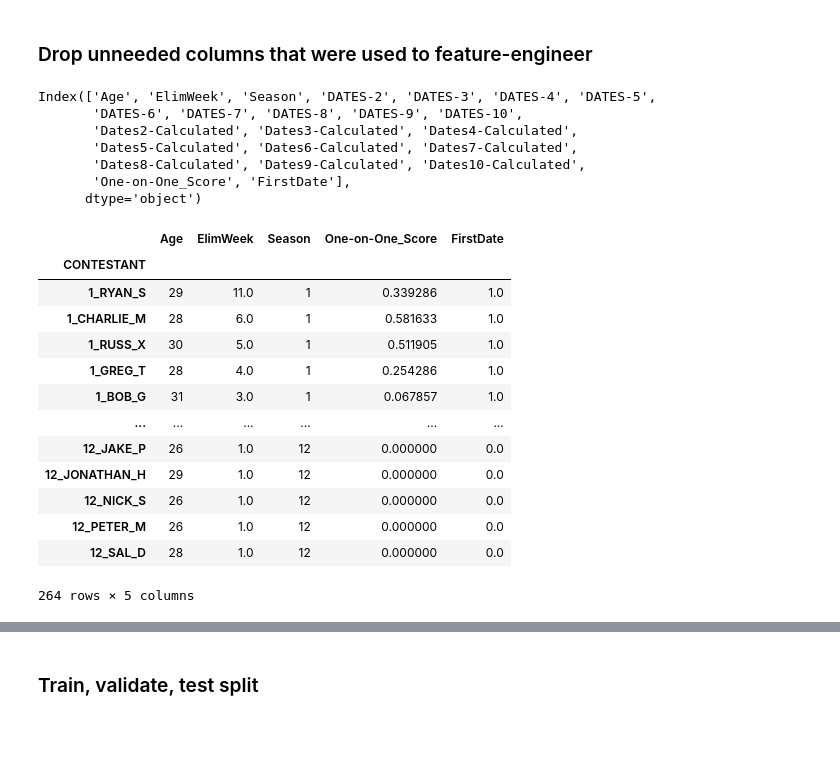
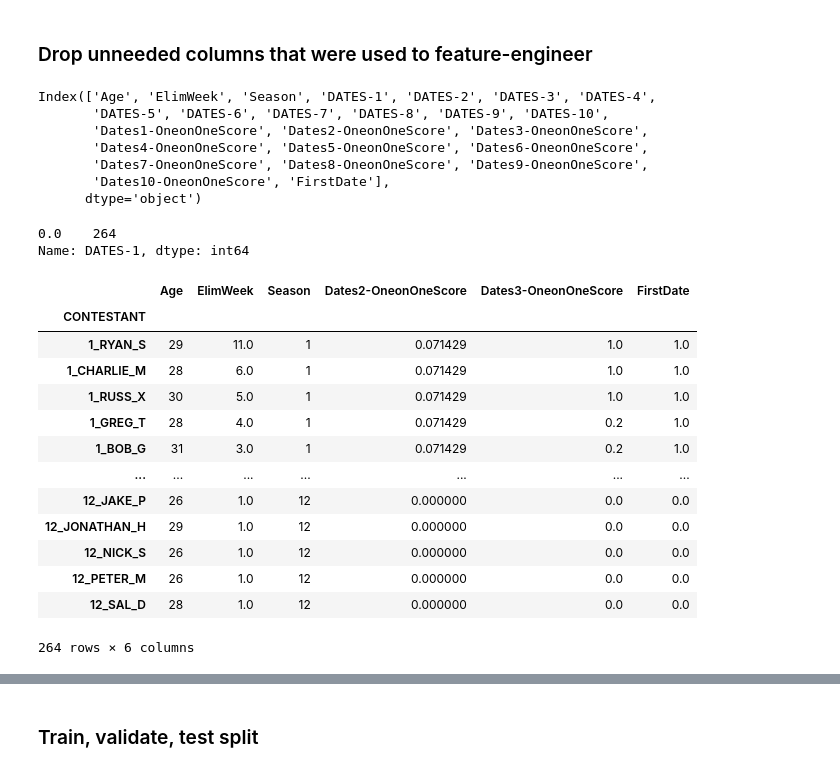
Before and after one commit to KwameTaylor/bachelorette-predictor, a Jupyter notebook: preprocessing.ipynb, the cells around one changed output, grey strips where cells are left out. Saved outputs shown, nothing was run; the diff lists cells and outputs as text; code cells hidden in the pictures; blank space fills up the shorter version.

```diff
--- a/preprocessing.ipynb
+++ b/preprocessing.ipynb
@@ -125,7 +125,7 @@
 # %%
 df = df.drop(columns=['ELIMINATION-1', 'ELIMINATION-2', 'ELIMINATION-3', 'ELIMINATION-4',
        'ELIMINATION-5', 'ELIMINATION-6', 'ELIMINATION-7', 'ELIMINATION-8',
-       'ELIMINATION-9', 'ELIMINATION-10', 'Hometown', 'Occupation', 'Name', 'DATES-1'])
+       'ELIMINATION-9', 'ELIMINATION-10', 'Occupation', 'Name', 'Hometown'])
 # %%
 df
 # %% [output]
@@ -336,15 +340,16 @@ def calculate_dates(df, col, new_col_name):
         df[new_col_name] = 0
     return df
 # %%
-df = calculate_dates(df, 'DATES-2', 'Dates2-Calculated')
-df = calculate_dates(df, 'DATES-3', 'Dates3-Calculated')
-df = calculate_dates(df, 'DATES-4', 'Dates4-Calculated')
-df = calculate_dates(df, 'DATES-5', 'Dates5-Calculated')
-df = calculate_dates(df, 'DATES-6', 'Dates6-Calculated')
-df = calculate_dates(df, 'DATES-7', 'Dates7-Calculated')
-df = calculate_dates(df, 'DATES-8', 'Dates8-Calculated')
-df = calculate_dates(df, 'DATES-9', 'Dates9-Calculated')
-df = calculate_dates(df, 'DATES-10', 'Dates10-Calculated')
+df = calculate_dates(df, 'DATES-1', 'Dates1-OneonOneScore')
+df = calculate_dates(df, 'DATES-2', 'Dates2-OneonOneScore')
+df = calculate_dates(df, 'DATES-3', 'Dates3-OneonOneScore')
+df = calculate_dates(df, 'DATES-4', 'Dates4-OneonOneScore')
+df = calculate_dates(df, 'DATES-5', 'Dates5-OneonOneScore')
+df = calculate_dates(df, 'DATES-6', 'Dates6-OneonOneScore')
+df = calculate_dates(df, 'DATES-7', 'Dates7-OneonOneScore')
+df = calculate_dates(df, 'DATES-8', 'Dates8-OneonOneScore')
+df = calculate_dates(df, 'DATES-9', 'Dates9-OneonOneScore')
+df = calculate_dates(df, 'DATES-10', 'Dates10-OneonOneScore')
 # %%
 df = df.replace([np.inf, -np.inf], np.nan)
 # %%
@@ -380,3 +385,3 @@ def calculate_score(df):
 # %%
-df = calculate_score(df)
-df
+#df = calculate_score(df)
+#df
@@ -505,32 +501,36 @@
 # %%
 df.columns
 # %% [output]
-Index(['Age', 'ElimWeek', 'Season', 'DATES-2', 'DATES-3', 'DATES-4', 'DATES-5',
-       'DATES-6', 'DATES-7', 'DATES-8', 'DATES-9', 'DATES-10',
-       'Dates2-Calculated', 'Dates3-Calculated', 'Dates4-Calculated',
-       'Dates5-Calculated', 'Dates6-Calculated', 'Dates7-Calculated',
-       'Dates8-Calculated', 'Dates9-Calculated', 'Dates10-Calculated',
-       'One-on-One_Score', 'FirstDate'],
+Index(['Age', 'ElimWeek', 'Season', 'DATES-1', 'DATES-2', 'DATES-3', 'DATES-4',
+       'DATES-5', 'DATES-6', 'DATES-7', 'DATES-8', 'DATES-9', 'DATES-10',
+       'Dates1-OneonOneScore', 'Dates2-OneonOneScore', 'Dates3-OneonOneScore',
+       'Dates4-OneonOneScore', 'Dates5-OneonOneScore', 'Dates6-OneonOneScore',
+       'Dates7-OneonOneScore', 'Dates8-OneonOneScore', 'Dates9-OneonOneScore',
+       'Dates10-OneonOneScore', 'FirstDate'],
       dtype='object')
+# %%
+df['DATES-1'].value_counts()
+# %% [output]
+0.0    264
+Name: DATES-1, dtype: int64
 # %%
-df = df.drop(columns=['DATES-2', 'DATES-3', 'DATES-4', 'DATES-5',
-       'DATES-6', 'DATES-7', 'DATES-8', 'DATES-9', 'DATES-10',
-       'Dates2-Calculated', 'Dates3-Calculated', 'Dates4-Calculated',
-       'Dates5-Calculated', 'Dates6-Calculated', 'Dates7-Calculated',
-       'Dates8-Calculated', 'Dates9-Calculated', 'Dates10-Calculated'])
+df = df.drop(columns=['DATES-1', 'DATES-2', 'DATES-3', 'DATES-4', 'DATES-5',
+       'DATES-6', 'DATES-7', 'DATES-8', 'DATES-9', 'DATES-10', 'Dates1-OneonOneScore', 'Dates4-OneonOneScore',
+       'Dates5-OneonOneScore', 'Dates6-OneonOneScore', 'Dates7-OneonOneScore',
+       'Dates8-OneonOneScore', 'Dates9-OneonOneScore', 'Dates10-OneonOneScore'])
 df
 # %% [output]
-|  | Age | ElimWeek | Season | One-on-One_Score | FirstDate |
-| CONTESTANT |  |  |  |  |  |
-| 1_RYAN_S | 29 | 11.0 | 1 | 0.339286 | 1.0 |
-| 1_CHARLIE_M | 28 | 6.0 | 1 | 0.581633 | 1.0 |
-| 1_RUSS_X | 30 | 5.0 | 1 | 0.511905 | 1.0 |
-| 1_GREG_T | 28 | 4.0 | 1 | 0.254286 | 1.0 |
-| 1_BOB_G | 31 | 3.0 | 1 | 0.067857 | 1.0 |
-| ... | ... | ... | ... | ... | ... |
-| 12_JAKE_P | 26 | 1.0 | 12 | 0.000000 | 0.0 |
-| 12_JONATHAN_H | 29 | 1.0 | 12 | 0.000000 | 0.0 |
-| 12_NICK_S | 26 | 1.0 | 12 | 0.000000 | 0.0 |
-| 12_PETER_M | 26 | 1.0 | 12 | 0.000000 | 0.0 |
-| 12_SAL_D | 28 | 1.0 | 12 | 0.000000 | 0.0 |
+|  | Age | ElimWeek | Season | Dates2-OneonOneScore | Dates3-OneonOneScore | FirstDate |
+| CONTESTANT |  |  |  |  |  |  |
+| 1_RYAN_S | 29 | 11.0 | 1 | 0.071429 | 1.0 | 1.0 |
+| 1_CHARLIE_M | 28 | 6.0 | 1 | 0.071429 | 1.0 | 1.0 |
+| 1_RUSS_X | 30 | 5.0 | 1 | 0.071429 | 1.0 | 1.0 |
+| 1_GREG_T | 28 | 4.0 | 1 | 0.071429 | 0.2 | 1.0 |
+| 1_BOB_G | 31 | 3.0 | 1 | 0.071429 | 0.2 | 1.0 |
+| ... | ... | ... | ... | ... | ... | ... |
+| 12_JAKE_P | 26 | 1.0 | 12 | 0.000000 | 0.0 | 0.0 |
+| 12_JONATHAN_H | 29 | 1.0 | 12 | 0.000000 | 0.0 | 0.0 |
+| 12_NICK_S | 26 | 1.0 | 12 | 0.000000 | 0.0 | 0.0 |
+| 12_PETER_M | 26 | 1.0 | 12 | 0.000000 | 0.0 | 0.0 |
+| 12_SAL_D | 28 | 1.0 | 12 | 0.000000 | 0.0 | 0.0 |
-264 rows × 5 columns
+264 rows × 6 columns
```
Also changed, not shown: parts of 24 cells of this notebook, 4 other files.
